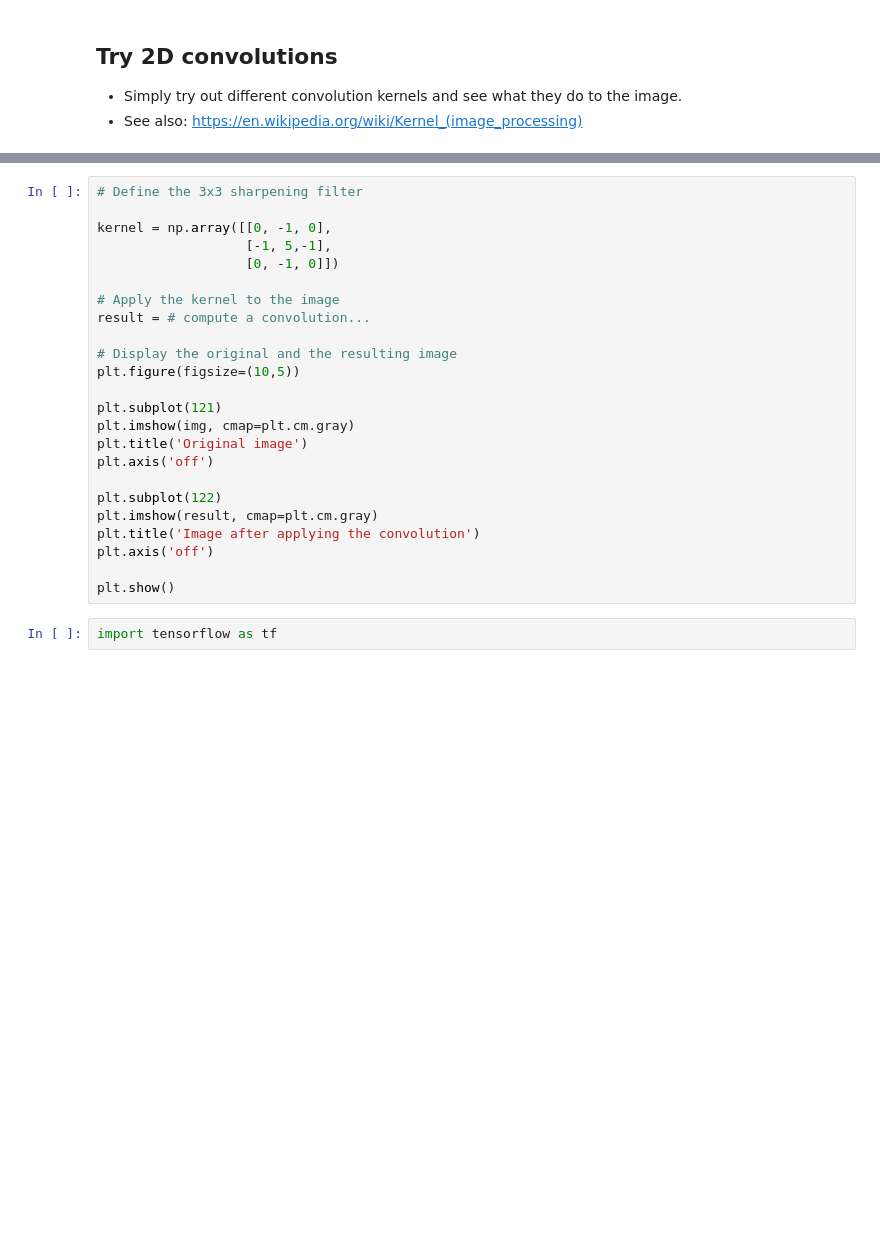
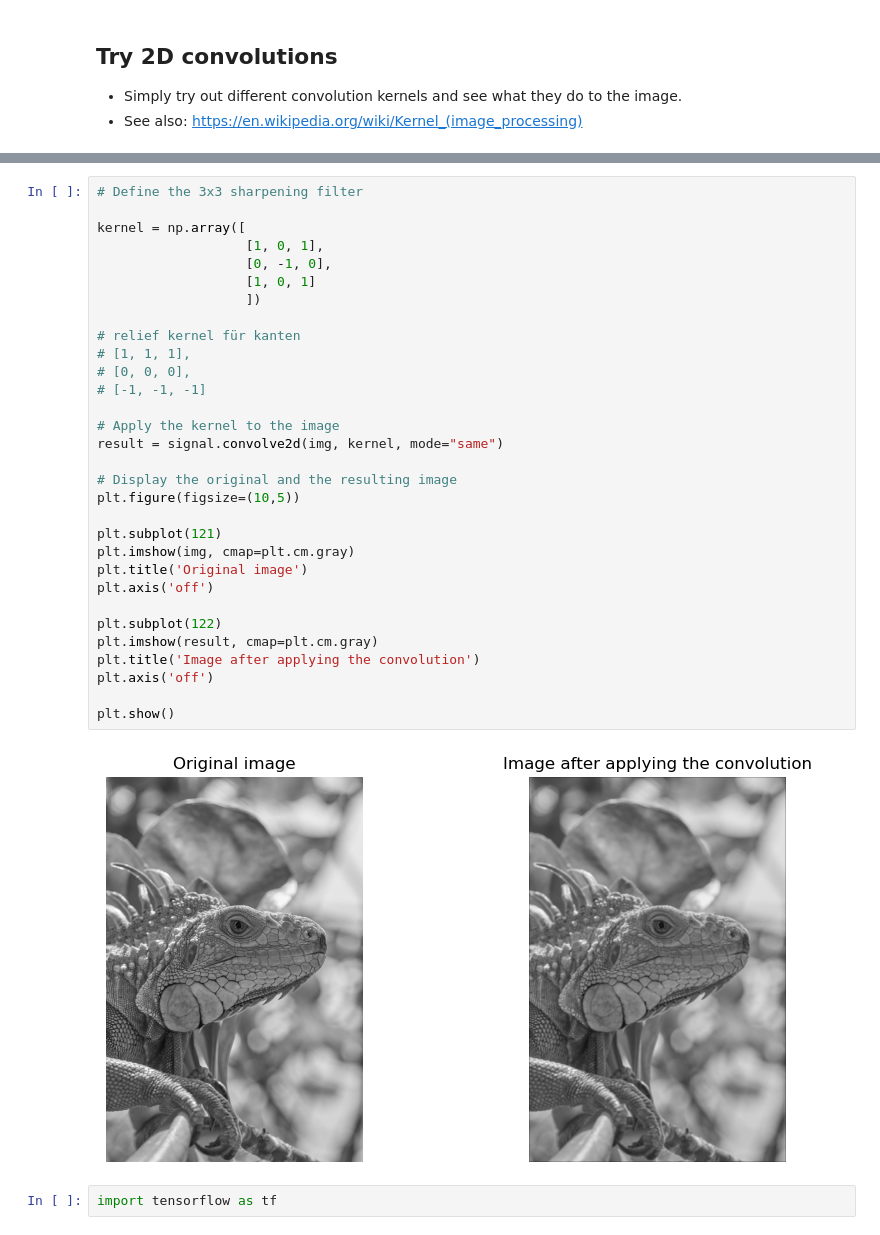
Before and after one commit to Knerten0815/ai_for_smart_health, a Jupyter notebook: Notebooks/ai_smart_health_05_first_CNNs_X-ray_template.ipynb, the cells around one changed output, grey strips where cells are left out. Saved outputs shown, nothing was run; the diff lists cells and outputs as text; blank space fills up the shorter version.

```diff
--- a/Notebooks/ai_smart_health_05_first_CNNs_X-ray_template.ipynb
+++ b/Notebooks/ai_smart_health_05_first_CNNs_X-ray_template.ipynb
@@ -220,27 +350,36 @@ plt.imshow(img, cmap="gray")
 # %%
 # Define the 3x3 sharpening filter
 
-kernel = np.array([[0, -1, 0],
-                   [-1, 5,-1],
-                   [0, -1, 0]])
+kernel = np.array([
+                   [1, 0, 1],
+                   [0, -1, 0],
+                   [1, 0, 1]
+                   ])
+
+# relief kernel für kanten
+# [1, 1, 1],
+# [0, 0, 0],
+# [-1, -1, -1]
 
 # Apply the kernel to the image
-result = # compute a convolution...
+result = signal.convolve2d(img, kernel, mode="same")
 
 # Display the original and the resulting image
 plt.figure(figsize=(10,5))
 
 plt.subplot(121)
 plt.imshow(img, cmap=plt.cm.gray)
 plt.title('Original image')
 plt.axis('off')
 
 plt.subplot(122)
 plt.imshow(result, cmap=plt.cm.gray)
 plt.title('Image after applying the convolution')
 plt.axis('off')
 
 plt.show()
+# %% [output]
+[figure, added]
 # %%
 import tensorflow as tf
 # %%
```
Also changed, not shown: parts of 20 cells of this notebook, 2 other files.
